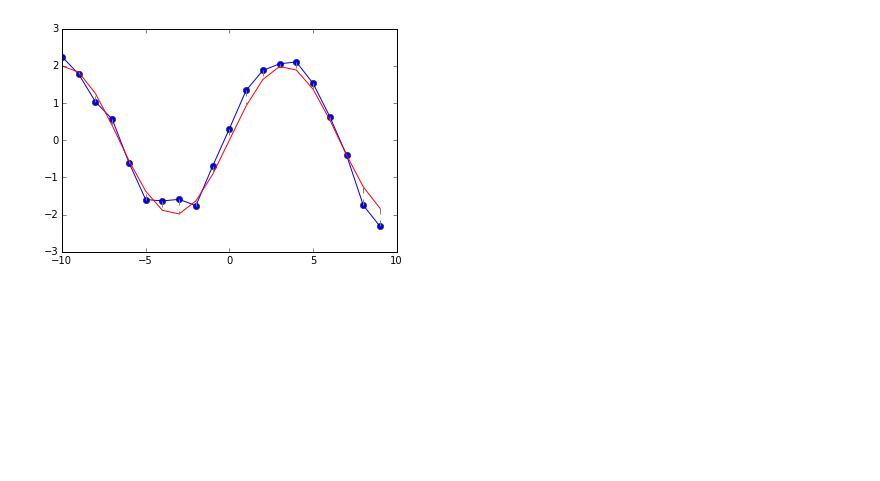
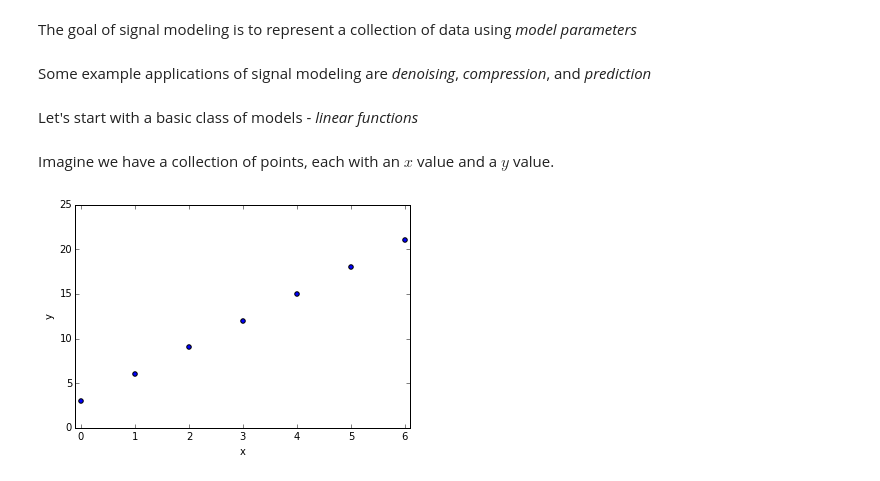
Before and after one commit to gabeschamberg/educational, a Jupyter notebook: notebooks/signal_modeling.ipynb, the cells around one changed output. Cells and saved outputs as stored; diff of their text form; code cells hidden in the pictures; blank space fills up the shorter version.

```diff
--- a/notebooks/signal_modeling.ipynb
+++ b/notebooks/signal_modeling.ipynb
@@ -26,4 +21,15 @@ What is data modeling
-# %%
-interact(gen_data,model_params = widgets.SelectionSlider(options=[[2],[2,3],[2,3,4]]));
-# %% [output]
-[figure, removed]
+# %% [markdown]
+The goal of signal modeling is to represent a collection of data using *model parameters*
+# %% [markdown]
+Some example applications of signal modeling are *denoising*, *compression*, and *prediction*
+# %% [markdown]
+Let's start with a basic class of models - *linear functions*
+# %% [markdown]
+Imagine we have a collection of points, each with an $x$ value and a $y$ value.
+# %%
+x_values = [0,1,2,3,4,5,6]
+y_values = [3,6,9,12,15,18,21]
+plt.scatter(x_values,y_values)
+plt.xlabel('x'); plt.ylabel('y'); plt.xlim([-0.1,6.1]);
+# %% [output]
+[figure, added]
```
Also changed, not shown: parts of 50 cells of this notebook, 4 other files.
